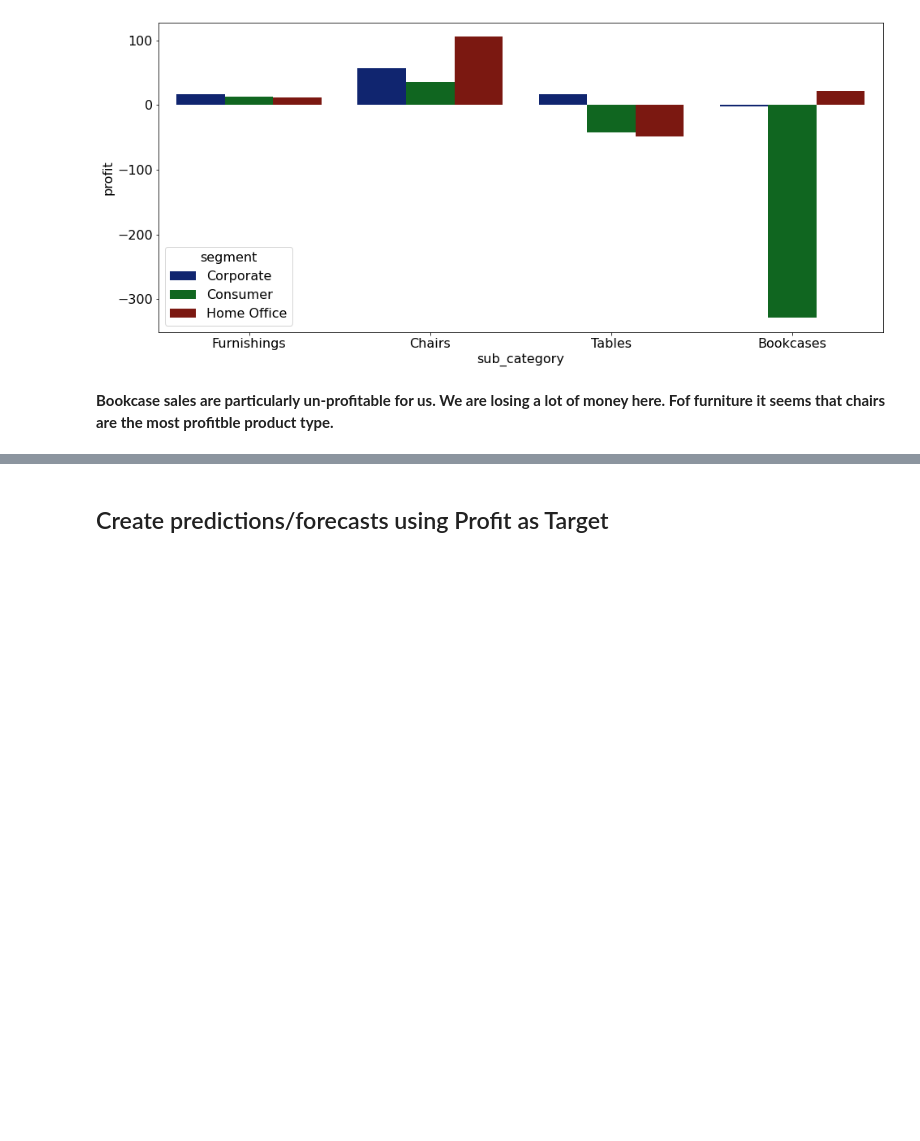
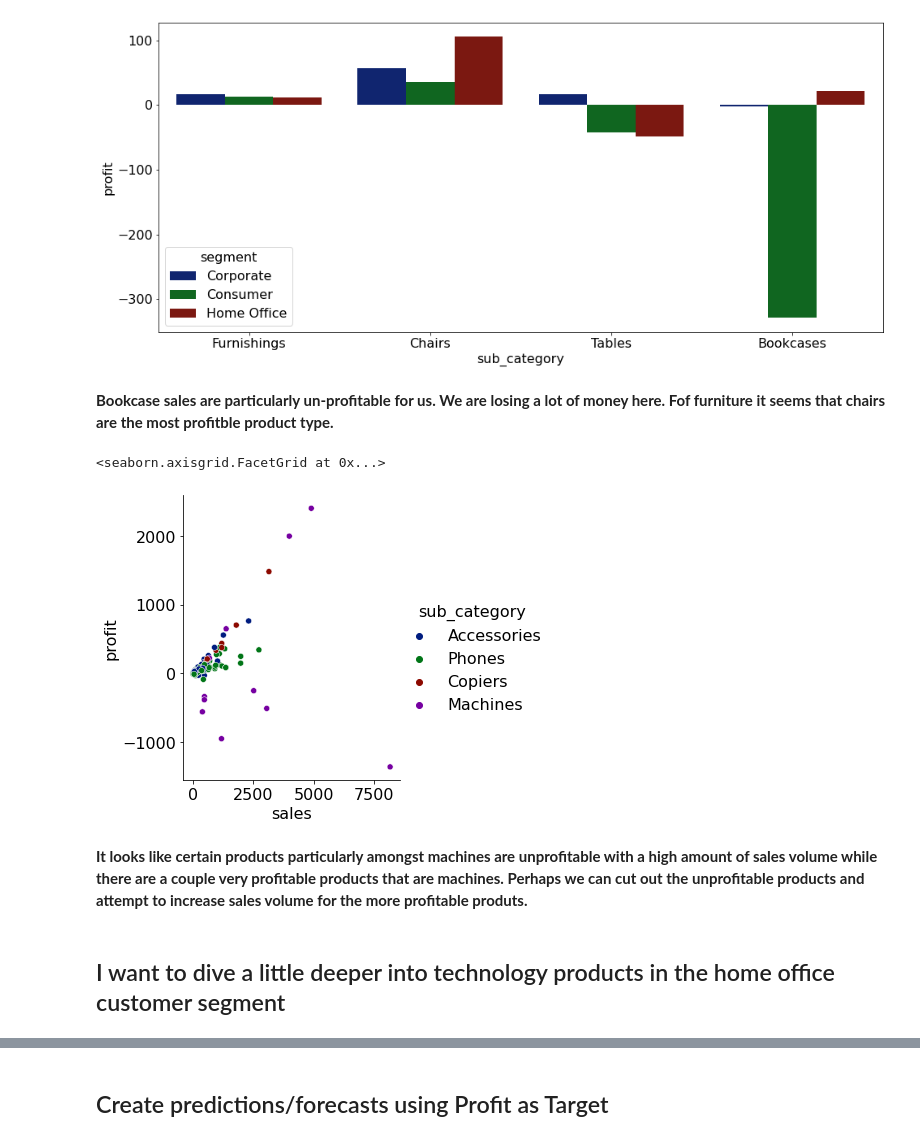
Before and after one commit to Kristofer-Rivera-and-Oliver-Ton/time_series_project, a Jupyter notebook: rivera_working_notebook.ipynb, the cells around one changed output, grey strips where cells are left out. Drawn from its saved outputs; the diff is of its cells as text; code cells hidden in the pictures; blank space fills up the shorter version.

```diff
--- a/rivera_working_notebook.ipynb
+++ b/rivera_working_notebook.ipynb
@@ -446,3 +451,13 @@ sns.barplot(x='sub_category', y='profit', data= furniture, hue='segment', ci=Non
 [figure]
 # %% [markdown]
 **Bookcase sales are particularly un-profitable for us. We are losing a lot of money here. Fof furniture it seems that chairs are the most profitble product type.**
+# %%
+# Let's look at profit and sales by sub category
+sns.relplot(x='sales', y='profit', data = technology, hue = 'sub_category')
+# %% [output]
+<seaborn.axisgrid.FacetGrid at 0x...>
+[figure, added]
+# %% [markdown]
+**It looks like certain products particularly amongst machines are unprofitable with a high amount of sales volume while there are a couple very profitable products that are machines. Perhaps we can cut out the unprofitable products and attempt to increase sales volume for the more profitable produts.**
+# %% [markdown]
+## I want to dive a little deeper into technology products in the home office customer segment
```
Also changed, not shown: parts of 19 cells of this notebook.
